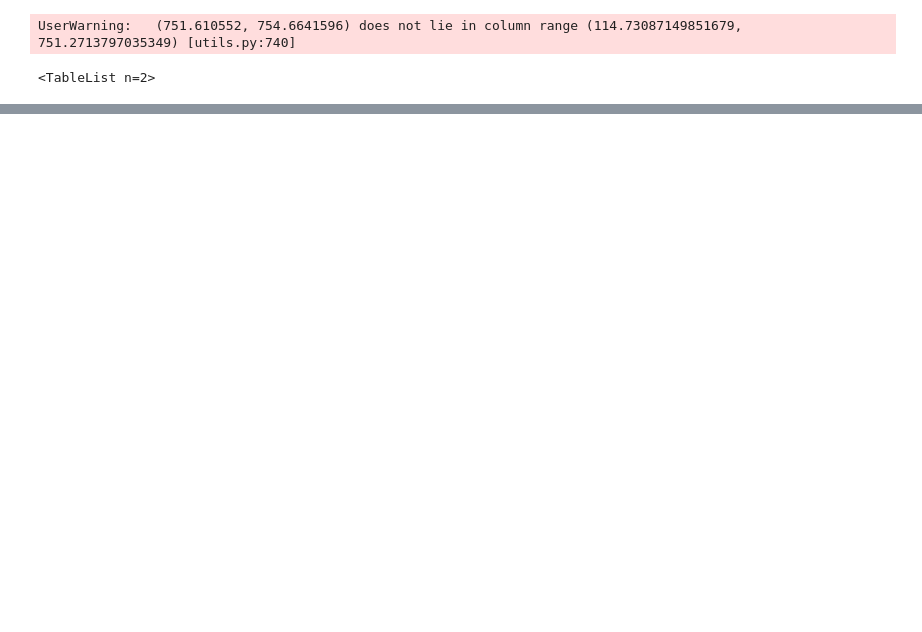
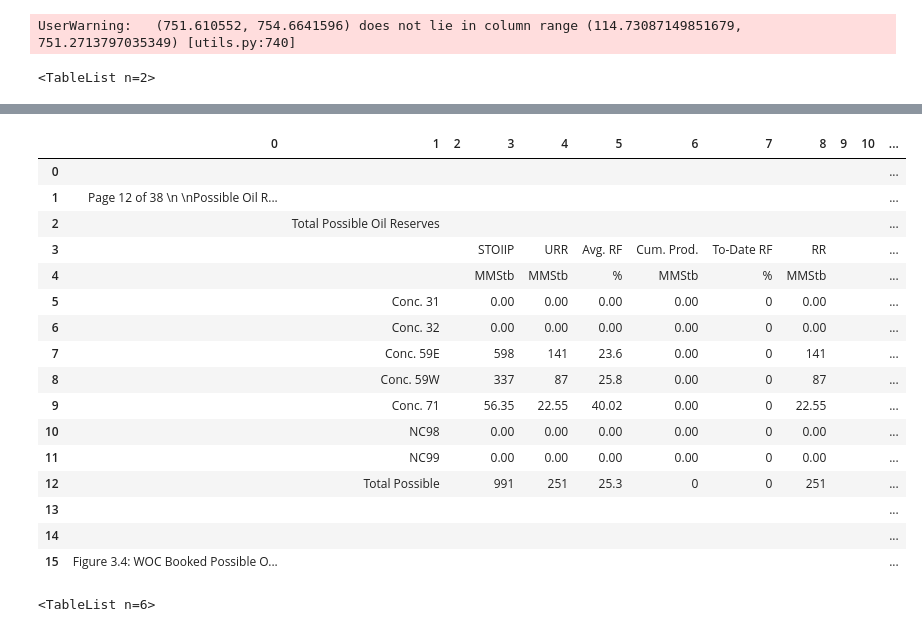
Before and after one commit to vadimsavenkov/Scrap_Pdf_Table, a Jupyter notebook: Scrap_Table_Pdf.ipynb, the cells around one changed output, grey strips where cells are left out. Saved outputs shown, nothing was run; the diff lists cells and outputs as text; code cells hidden in the pictures; blank space fills up the shorter version.

```diff
--- a/Scrap_Table_Pdf.ipynb
+++ b/Scrap_Table_Pdf.ipynb
@@ -118,0 +215,3 @@ file_name4.save()
+# %%
+pdf_p12= cam.read_pdf("Waha MP Phase 1 Final Report.pdf", pages = "12")
+pdf_p12
@@ -118,0 +221,21 @@ file_name4.save()
+# %%
+table8 = pdf_p12[1].df
+table8
+# %% [output]
+|  | 0 | 1 | 2 | 3 | 4 | 5 | 6 | 7 | 8 | 9 | 10 | ... |
+| 0 |  |  |  |  |  |  |  |  |  |  |  | ... |
+| 1 | Page 12 of 38 \n \nPossible Oil R... |  |  |  |  |  |  |  |  |  |  | ... |
+| 2 |  | Total Possible Oil Reserves |  |  |  |  |  |  |  |  |  | ... |
+| 3 |  |  |  | STOIIP | URR | Avg. RF | Cum. Prod. | To-Date RF | RR |  |  | ... |
+| 4 |  |  |  | MMStb | MMStb | % | MMStb | % | MMStb |  |  | ... |
+| 5 |  | Conc. 31 |  | 0.00 | 0.00 | 0.00 | 0.00 | 0 | 0.00 |  |  | ... |
+| 6 |  | Conc. 32 |  | 0.00 | 0.00 | 0.00 | 0.00 | 0 | 0.00 |  |  | ... |
+| 7 |  | Conc. 59E |  | 598 | 141 | 23.6 | 0.00 | 0 | 141 |  |  | ... |
+| 8 |  | Conc. 59W |  | 337 | 87 | 25.8 | 0.00 | 0 | 87 |  |  | ... |
+| 9 |  | Conc. 71 |  | 56.35 | 22.55 | 40.02 | 0.00 | 0 | 22.55 |  |  | ... |
+| 10 |  | NC98 |  | 0.00 | 0.00 | 0.00 | 0.00 | 0 | 0.00 |  |  | ... |
+| 11 |  | NC99 |  | 0.00 | 0.00 | 0.00 | 0.00 | 0 | 0.00 |  |  | ... |
+| 12 |  | Total Possible |  | 991 | 251 | 25.3 | 0 | 0 | 251 |  |  | ... |
+| 13 |  |  |  |  |  |  |  |  |  |  |  | ... |
+| 14 |  |  |  |  |  |  |  |  |  |  |  | ... |
+| 15 | Figure 3.4: WOC Booked Possible O... |  |  |  |  |  |  |  |  |  |  | ... |
@@ -118,0 +247,5 @@ file_name4.save()
+# %%
+pdf_p9= cam.read_pdf("Waha MP Phase 1 Final Report.pdf", pages = "9")
+pdf_p9
+# %% [output]
+<TableList n=6>
```
Also changed, not shown: parts of 19 cells of this notebook.
